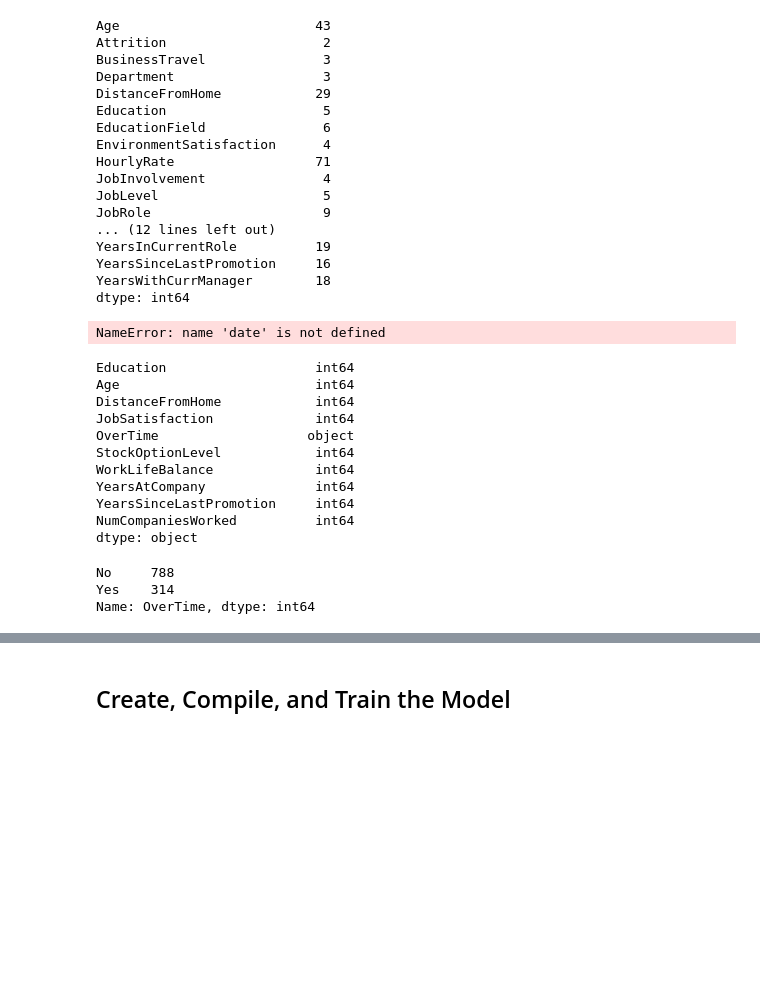
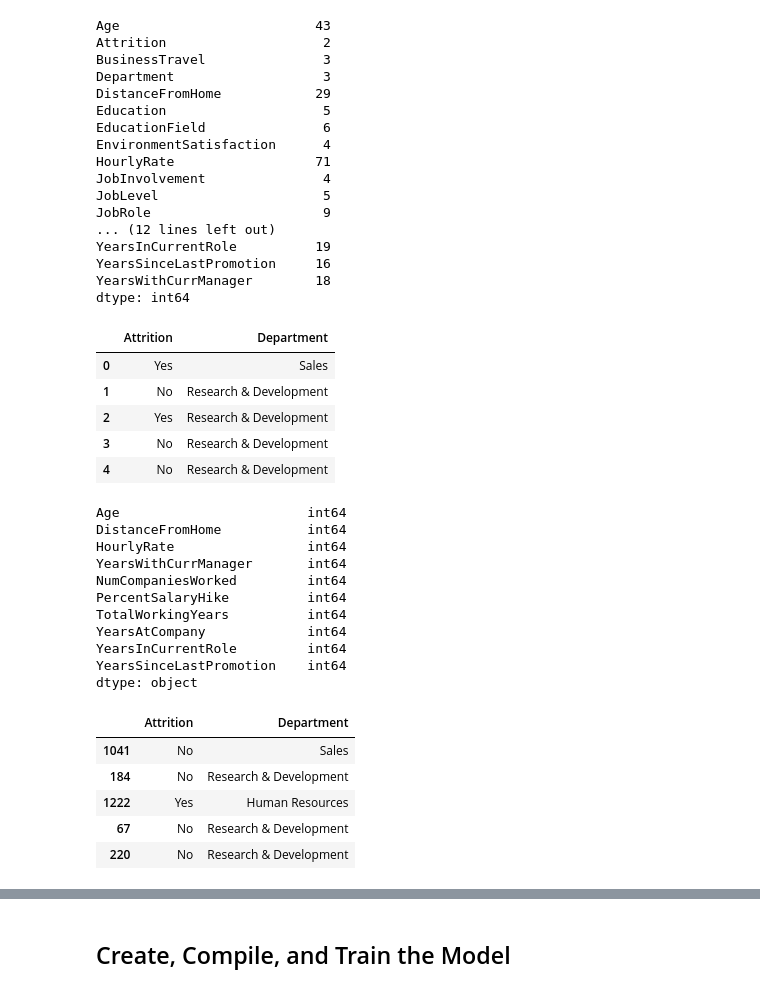
Before and after one commit to Doobles1989/neural-network-challenge-2, a Jupyter notebook: attrition.ipynb, the cells around one changed output, grey strips where cells are left out. Saved outputs shown, nothing was run; the diff lists cells and outputs as text; code cells hidden in the pictures; blank space fills up the shorter version.

```diff
--- a/attrition.ipynb
+++ b/attrition.ipynb
@@ -43,29 +43,42 @@ YearsWithCurrManager        18
 dtype: int64
 # %%
 # Create y_df with the Attrition and Department columns
-y_df = date[['attrition', 'department']]
+y_df = attrition_df[['Attrition', 'Department']]
+y_df.head()
 # %% [output]
-NameError: name 'date' is not defined
+|  | Attrition | Department |
+| 0 | Yes | Sales |
+| 1 | No | Research & Development |
+| 2 | Yes | Research & Development |
+| 3 | No | Research & Development |
+| 4 | No | Research & Development |
 # %%
 # Create a list of at least 10 column names to use as X data
-
+# Select 10 columns for features
+selected_columns = [
+    'Age', 'DistanceFromHome', 'HourlyRate', 'YearsWithCurrManager',
+    'NumCompaniesWorked', 'PercentSalaryHike', 'TotalWorkingYears',
+    'YearsAtCompany', 'YearsInCurrentRole', 'YearsSinceLastPromotion'
+]
 
 
 # Create X_df using your selected columns
+X_df = attrition_df[selected_columns]
 
 
 # Show the data types for X_df
+X_df.dtypes
 # %% [output]
-Education                   int64
-Age                         int64
-DistanceFromHome            int64
-JobSatisfaction             int64
-OverTime                   object
-StockOptionLevel            int64
-WorkLifeBalance             int64
-YearsAtCompany              int64
-YearsSinceLastPromotion     int64
-NumCompaniesWorked          int64
+Age                        int64
+DistanceFromHome           int64
+HourlyRate                 int64
+YearsWithCurrManager       int64
+NumCompaniesWorked         int64
+PercentSalaryHike          int64
+TotalWorkingYears          int64
+YearsAtCompany             int64
+YearsInCurrentRole         int64
+YearsSinceLastPromotion    int64
 dtype: object
 # %%
 # Split the data into training and testing sets
@@ -73,9 +87,23 @@ from sklearn.model_selection import train_test_split
 # %%
 # Convert your X data to numeric data types however you see fit
+X_train = X_train.apply(pd.to_numeric, errors='coerce')
+X_test = X_test.apply(pd.to_numeric, errors='coerce')
+
 # Add new code cells as necessary
+X_train, X_test = X_train.align(X_test, join='left', axis=1)
+X_test.fillna(0, inplace=True)
+
+
+(X_train.head())
+(X_test.head())
+(y_train.head())
+(y_test.head())
 # %% [output]
-No     788
-Yes    314
-Name: OverTime, dtype: int64
+|  | Attrition | Department |
+| 1041 | No | Sales |
+| 184 | No | Research & Development |
+| 1222 | Yes | Human Resources |
+| 67 | No | Research & Development |
+| 220 | No | Research & Development |
 # %%
 # Create a StandardScaler
```
Also changed, not shown: parts of 12 cells of this notebook.
